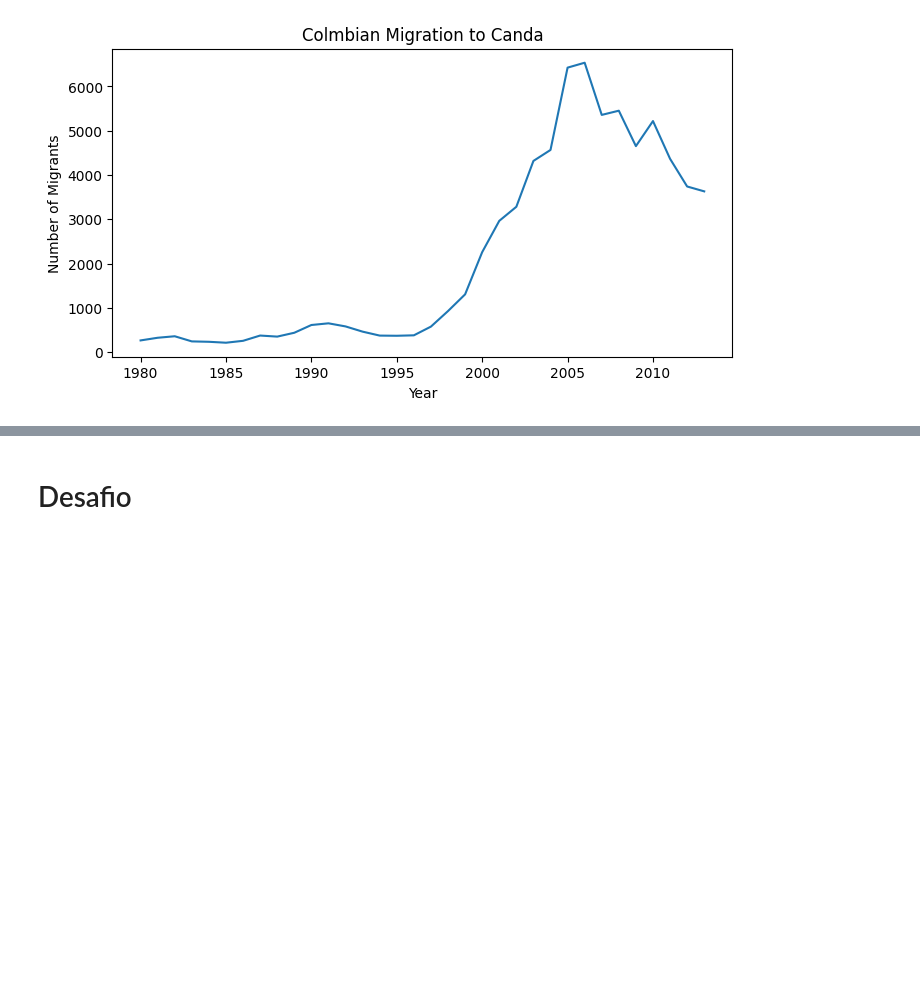
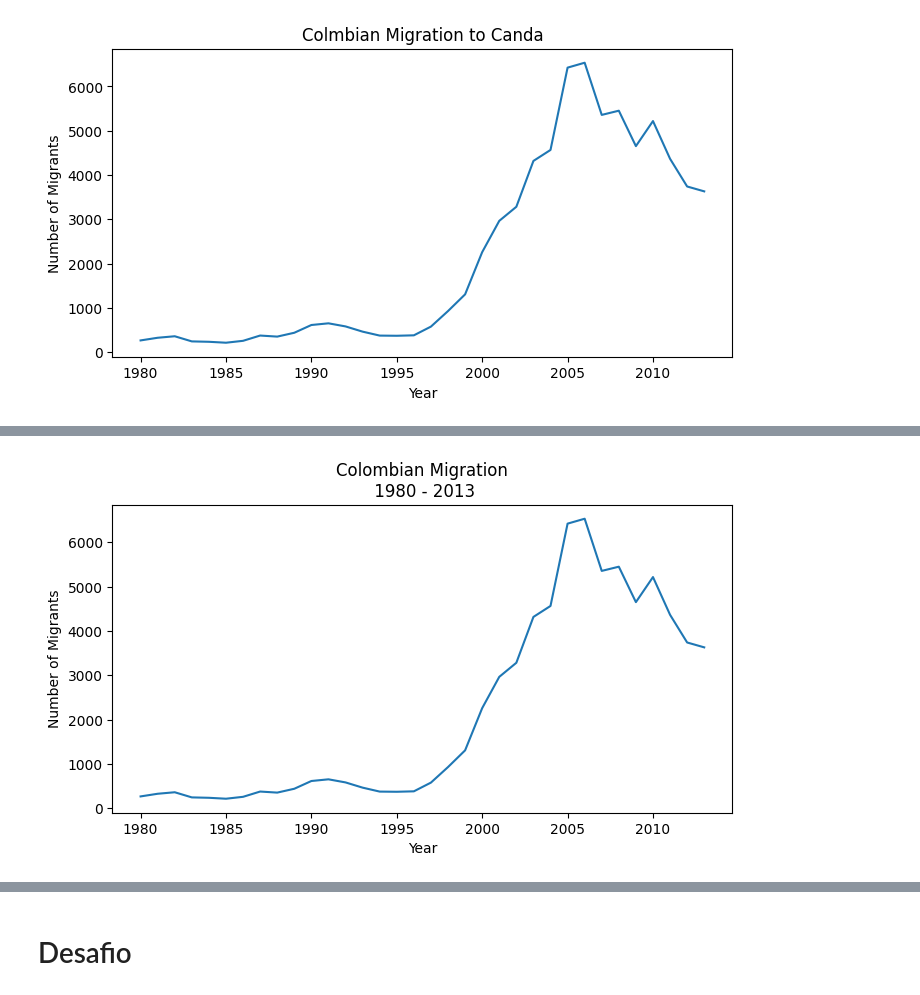
Before and after one commit to HJuliamPR/ColabPython, a Jupyter notebook: VisualizacionPython.ipynb, the cells around one changed output, grey strips where cells are left out. Cells and saved outputs as stored; diff of their text form; code cells hidden in the pictures; blank space fills up the shorter version.

```diff
--- a/VisualizacionPython.ipynb
+++ b/VisualizacionPython.ipynb
@@ -76,0 +90,11 @@ SyntaxError: invalid syntax. Perhaps you forgot a comma? (ipython-input-31-27531
+# %%
+#  Figura y gráfica
+fig, ax = plt.subplots(figsize=(8,4))
+ax.plot(DataFrameColombia['Year'], DataFrameColombia['NumberMigrants'])
+ax.xaxis.set_major_locator(plt.MultipleLocator(5))
+ax.set_title('Colombian Migration\n 1980 - 2013')
+ax.set_xlabel('Year')
+ax.set_ylabel("Number of Migrants")
+plt.show()
+# %% [output]
+[figure, added]
```
Also changed, not shown: parts of 9 cells of this notebook.
